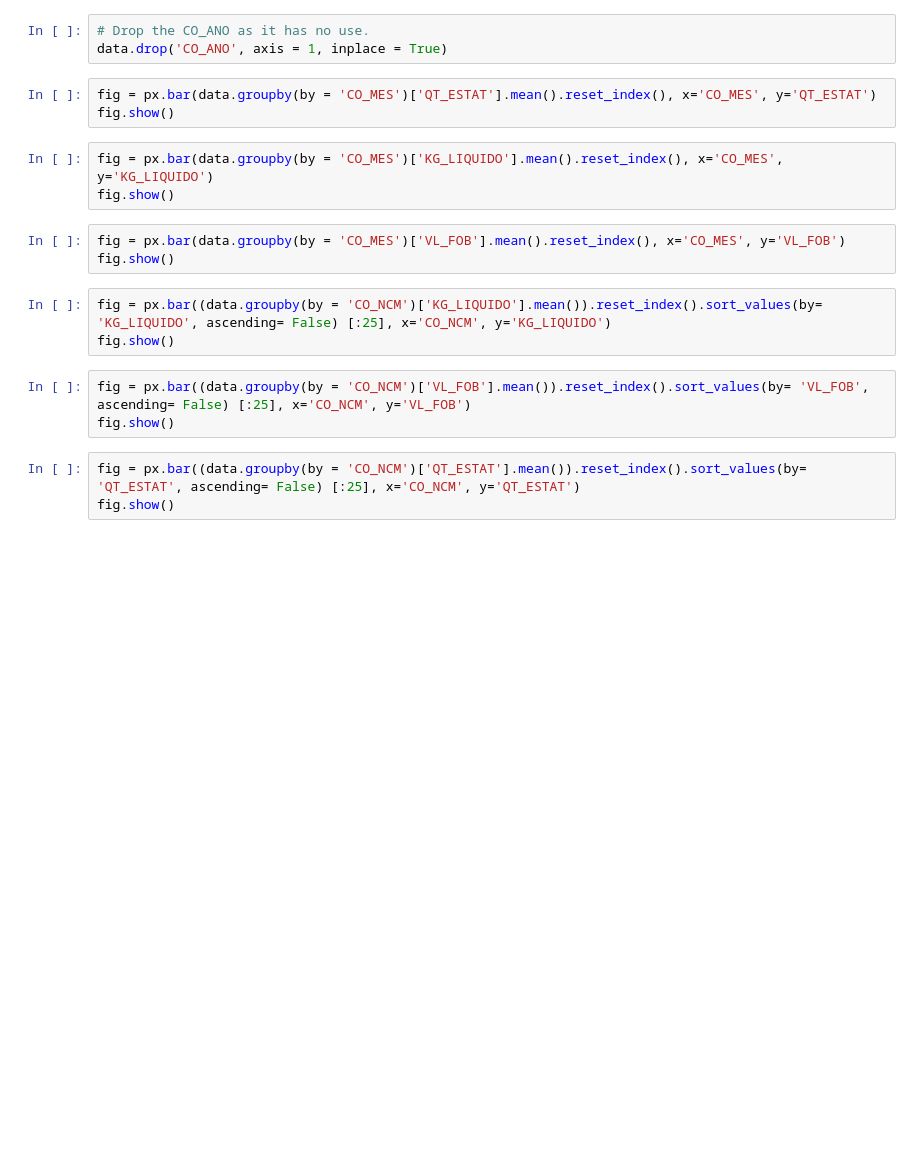
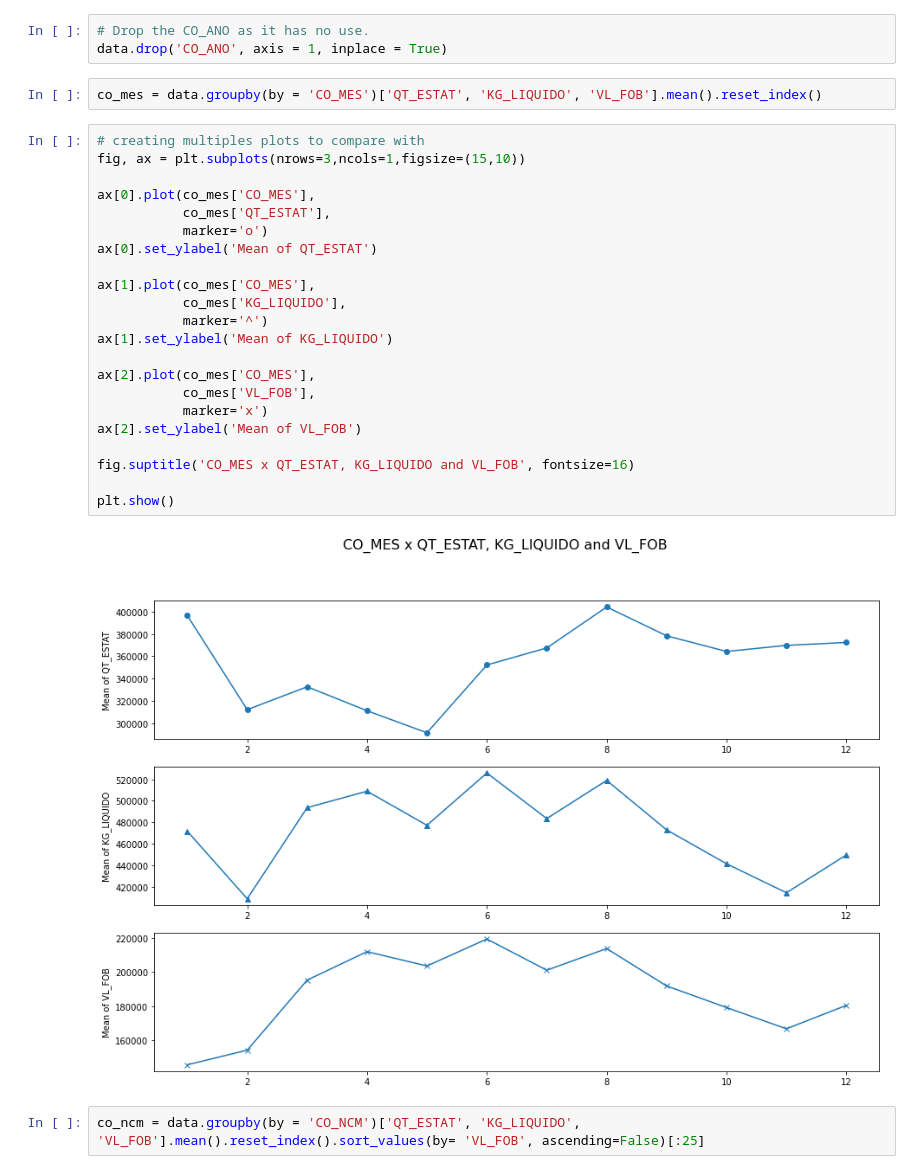
Before and after one commit to 1colete/exportacao_comex, a Jupyter notebook: notebook.ipynb, the cells around one changed output. Cells and saved outputs as stored; diff of their text form; blank space fills up the shorter version.

```diff
--- a/notebook.ipynb
+++ b/notebook.ipynb
@@ -100,20 +117,30 @@ EDA_values(data)
 # Drop the CO_ANO as it has no use.
 data.drop('CO_ANO', axis = 1, inplace = True)
 # %%
-fig = px.bar(data.groupby(by = 'CO_MES')['QT_ESTAT'].mean().reset_index(), x='CO_MES', y='QT_ESTAT')
-fig.show()
+co_mes = data.groupby(by = 'CO_MES')['QT_ESTAT', 'KG_LIQUIDO', 'VL_FOB'].mean().reset_index()
-# %%
-fig = px.bar(data.groupby(by = 'CO_MES')['KG_LIQUIDO'].mean().reset_index(), x='CO_MES', y='KG_LIQUIDO')
-fig.show()
-# %%
-fig = px.bar(data.groupby(by = 'CO_MES')['VL_FOB'].mean().reset_index(), x='CO_MES', y='VL_FOB')
-fig.show()
+# %%
+# creating multiples plots to compare with
+fig, ax = plt.subplots(nrows=3,ncols=1,figsize=(15,10))
+
+ax[0].plot(co_mes['CO_MES'],
+           co_mes['QT_ESTAT'],
+           marker='o')
+ax[0].set_ylabel('Mean of QT_ESTAT')
+
+ax[1].plot(co_mes['CO_MES'],
+           co_mes['KG_LIQUIDO'],
+           marker='^')
+ax[1].set_ylabel('Mean of KG_LIQUIDO')
+
+ax[2].plot(co_mes['CO_MES'],
+           co_mes['VL_FOB'],
+           marker='x')
+ax[2].set_ylabel('Mean of VL_FOB')
+
+fig.suptitle('CO_MES x QT_ESTAT, KG_LIQUIDO and VL_FOB', fontsize=16)
+
+plt.show()
+# %% [output]
+[figure, added]
 # %%
-fig = px.bar((data.groupby(by = 'CO_NCM')['KG_LIQUIDO'].mean()).reset_index().sort_values(by= 'KG_LIQUIDO', ascending= False) [:25], x='CO_NCM', y='KG_LIQUIDO')
-fig.show()
+co_ncm = data.groupby(by = 'CO_NCM')['QT_ESTAT', 'KG_LIQUIDO', 'VL_FOB'].mean().reset_index().sort_values(by= 'VL_FOB', ascending=False)[:25]
-# %%
-fig = px.bar((data.groupby(by = 'CO_NCM')['VL_FOB'].mean()).reset_index().sort_values(by= 'VL_FOB', ascending= False) [:25], x='CO_NCM', y='VL_FOB')
-fig.show()
-# %%
-fig = px.bar((data.groupby(by = 'CO_NCM')['QT_ESTAT'].mean()).reset_index().sort_values(by= 'QT_ESTAT', ascending= False) [:25], x='CO_NCM', y='QT_ESTAT')
-fig.show()
```
Also changed, not shown: parts of 8 cells of this notebook.
